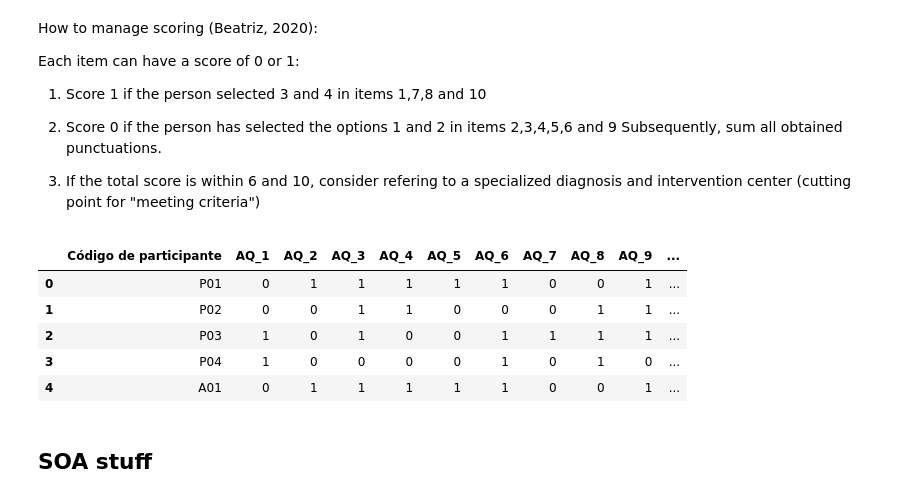
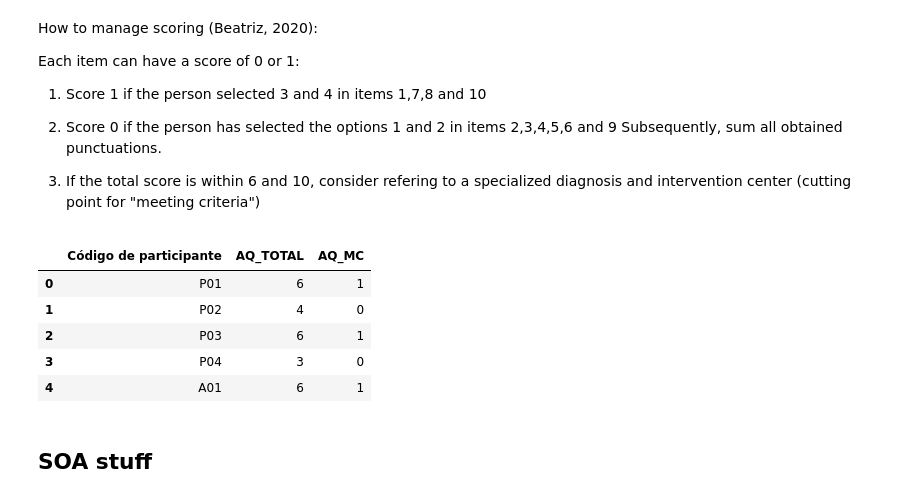
Before and after one commit to camila-maura/GIFTED-DFI, a Jupyter notebook: GIFTED_DFI_Data_Analysis.ipynb, the cells around one changed output. Cells and saved outputs as stored; diff of their text form; code cells hidden in the pictures.

Commit message:
DFI data preprocessed

```diff
--- a/GIFTED_DFI_Data_Analysis.ipynb
+++ b/GIFTED_DFI_Data_Analysis.ipynb
@@ -218,17 +206,18 @@ data_demographic_autism['AQ_9'] = np.where(data_demographic_autism['AQ_9'].isin(
 # Sum all values
 data_demographic_autism["AQ_TOTAL"] = data_demographic_autism.iloc[:,:-1].sum(axis=1, numeric_only=True)
 # %%
-data_demographic_autism_total = data_demographic_autism[["Código de participante", "AQ_TOTAL"]]
-data_demographic_autism_total.head()
 # Step 3)
 data_demographic_autism['AQ_MC'] = np.where(data_demographic_autism['AQ_TOTAL'].ge(6),1, 0) #Autism Questionnaire Meets Criteria -> 0: No, 1: Yes
-data_demographic_autism.head()
+
+
+df_aq = data_demographic_autism[["Código de participante", "AQ_TOTAL", "AQ_MC"]]
+df_aq.head()
 # %% [output]
-|  | Código de participante | AQ_1 | AQ_2 | AQ_3 | AQ_4 | AQ_5 | AQ_6 | AQ_7 | AQ_8 | AQ_9 | ... |
-| 0 | P01 | 0 | 1 | 1 | 1 | 1 | 1 | 0 | 0 | 1 | ... |
-| 1 | P02 | 0 | 0 | 1 | 1 | 0 | 0 | 0 | 1 | 1 | ... |
-| 2 | P03 | 1 | 0 | 1 | 0 | 0 | 1 | 1 | 1 | 1 | ... |
-| 3 | P04 | 1 | 0 | 0 | 0 | 0 | 1 | 0 | 1 | 0 | ... |
-| 4 | A01 | 0 | 1 | 1 | 1 | 1 | 1 | 0 | 0 | 1 | ... |
+|  | Código de participante | AQ_TOTAL | AQ_MC |
+| 0 | P01 | 6 | 1 |
+| 1 | P02 | 4 | 0 |
+| 2 | P03 | 6 | 1 |
+| 3 | P04 | 3 | 0 |
+| 4 | A01 | 6 | 1 |
 # %% [markdown]
 ## SOA stuff
```
Also changed, not shown: parts of 18 cells of this notebook, 1 other file.
